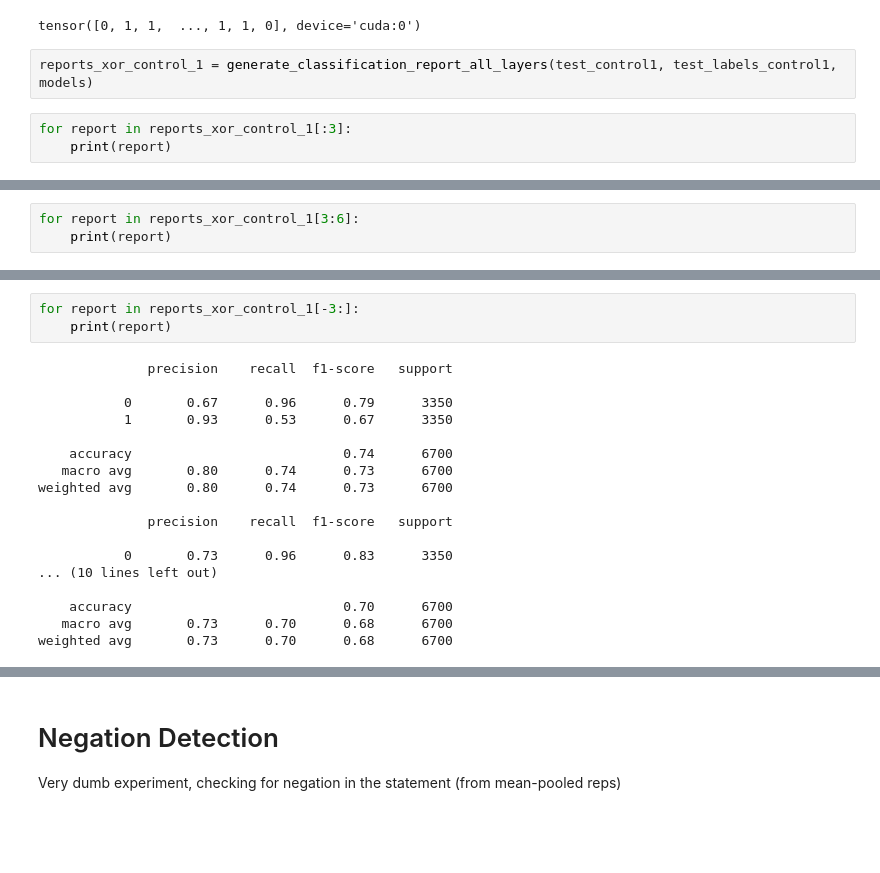
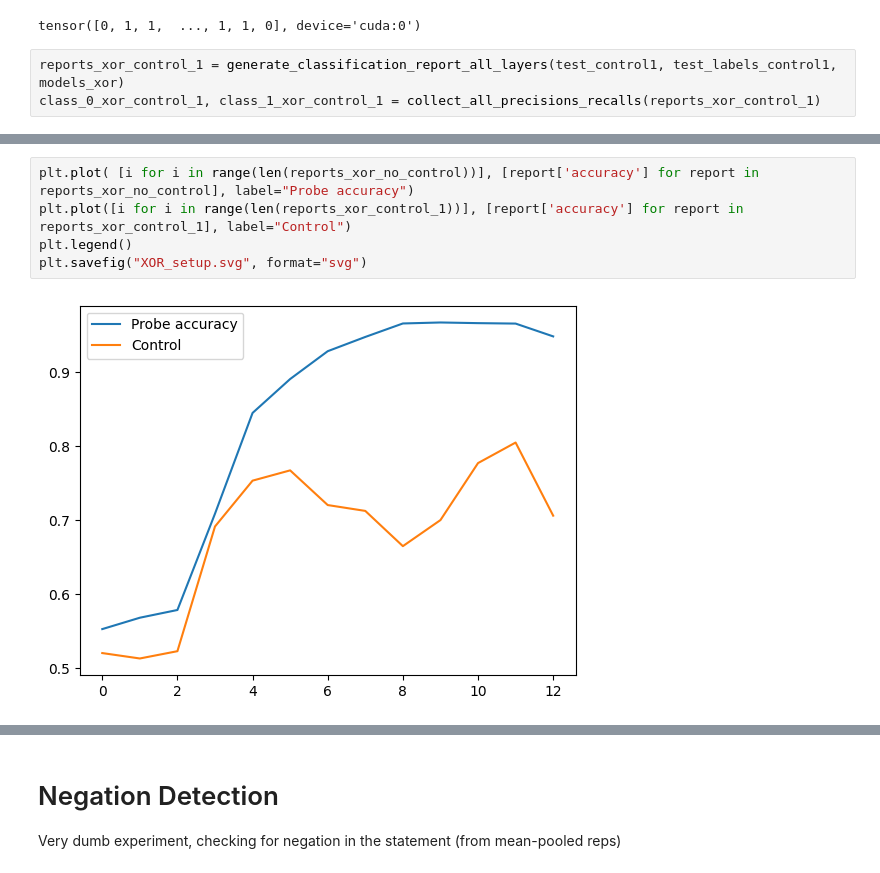
Before and after one commit to shashwat1002/negation_new, a Jupyter notebook: negation_probing.ipynb, the cells around one changed output, grey strips where cells are left out. Cells and saved outputs as stored; diff of their text form; blank space fills up the shorter version.

```diff
--- a/negation_probing.ipynb
+++ b/negation_probing.ipynb
@@ -170,7 +227,5 @@ test_labels_control1
 # %% [output]
 tensor([0, 1, 1,  ..., 1, 1, 0], device='cuda:0')
 # %%
-reports_xor_control_1 = generate_classification_report_all_layers(test_control1, test_labels_control1, models)
+reports_xor_control_1 = generate_classification_report_all_layers(test_control1, test_labels_control1, models_xor)
+class_0_xor_control_1, class_1_xor_control_1 = collect_all_precisions_recalls(reports_xor_control_1)
-# %%
-for report in reports_xor_control_1[:3]:
-    print(report)
@@ -195,3 +231,0 @@ weighted avg       0.55      0.55      0.55      6700
-# %%
-for report in reports_xor_control_1[3:6]:
-    print(report)
@@ -216,21 +232,7 @@ weighted avg       0.80      0.79      0.79      6700
-# %%
-for report in reports_xor_control_1[-3:]:
-    print(report)
-# %% [output]
-              precision    recall  f1-score   support
-
-           0       0.67      0.96      0.79      3350
-           1       0.93      0.53      0.67      3350
-
-    accuracy                           0.74      6700
-   macro avg       0.80      0.74      0.73      6700
-weighted avg       0.80      0.74      0.73      6700
-
-              precision    recall  f1-score   support
-
-           0       0.73      0.96      0.83      3350
-... (10 lines left out)
-
-    accuracy                           0.70      6700
-   macro avg       0.73      0.70      0.68      6700
-weighted avg       0.73      0.70      0.68      6700
+# %%
+plt.plot( [i for i in range(len(reports_xor_no_control))], [report['accuracy'] for report in reports_xor_no_control], label="Probe accuracy")
+plt.plot([i for i in range(len(reports_xor_control_1))], [report['accuracy'] for report in reports_xor_control_1], label="Control")
+plt.legend()
+plt.savefig("XOR_setup.svg", format="svg")
+# %% [output]
+[figure, added]
```
Also changed, not shown: parts of 61 cells of this notebook.
